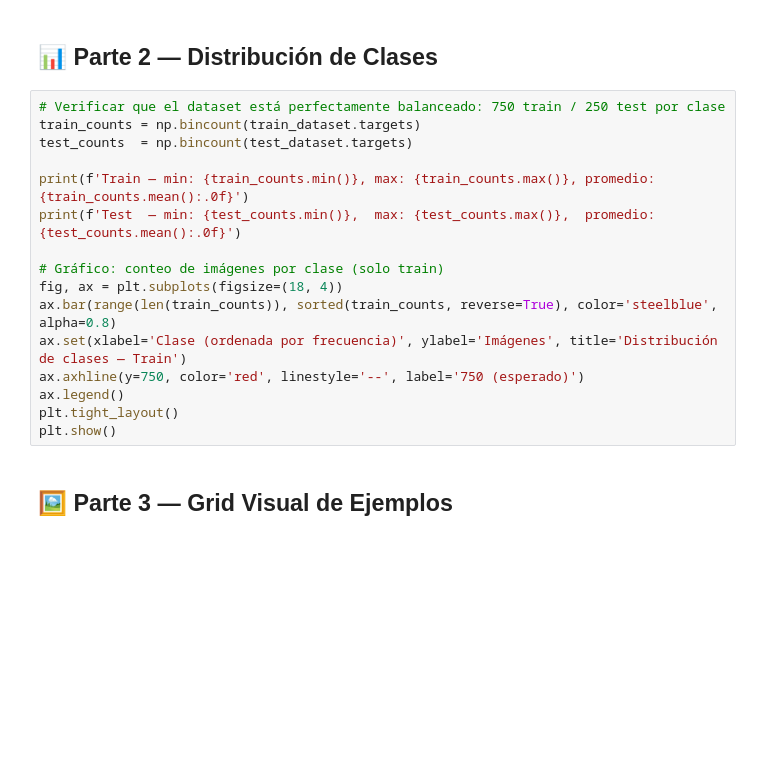
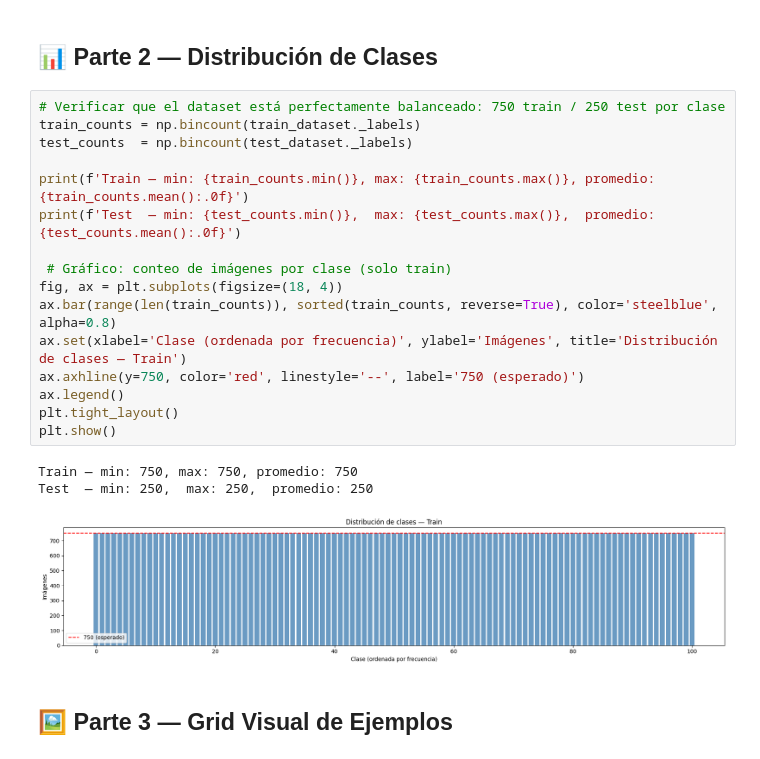
Before and after one commit to NicoKaragozian/Food-Vision, a Jupyter notebook: notebooks/01_EDA.ipynb, the cells around one changed output. Saved outputs shown, nothing was run; the diff lists cells and outputs as text; blank space fills up the shorter version.

Commit message:
feat: download Food-101 and display dataset distribution in EDA notebook

```diff
--- a/notebooks/01_EDA.ipynb
+++ b/notebooks/01_EDA.ipynb
@@ -56,20 +64,24 @@ print(f'Clases: {len(train_dataset.classes)}')
 ## 📊 Parte 2 — Distribución de Clases
 # %%
 # Verificar que el dataset está perfectamente balanceado: 750 train / 250 test por clase
-train_counts = np.bincount(train_dataset.targets)
-test_counts  = np.bincount(test_dataset.targets)
+train_counts = np.bincount(train_dataset._labels)
+test_counts  = np.bincount(test_dataset._labels)
 
 print(f'Train — min: {train_counts.min()}, max: {train_counts.max()}, promedio: {train_counts.mean():.0f}')
 print(f'Test  — min: {test_counts.min()},  max: {test_counts.max()},  promedio: {test_counts.mean():.0f}')
 
-# Gráfico: conteo de imágenes por clase (solo train)
+ # Gráfico: conteo de imágenes por clase (solo train)
 fig, ax = plt.subplots(figsize=(18, 4))
 ax.bar(range(len(train_counts)), sorted(train_counts, reverse=True), color='steelblue', alpha=0.8)
 ax.set(xlabel='Clase (ordenada por frecuencia)', ylabel='Imágenes', title='Distribución de clases — Train')
 ax.axhline(y=750, color='red', linestyle='--', label='750 (esperado)')
 ax.legend()
 plt.tight_layout()
 plt.show()
+# %% [output]
+Train — min: 750, max: 750, promedio: 750
+Test  — min: 250,  max: 250,  promedio: 250
+[figure, added]
 # %% [markdown]
 ## 🖼️ Parte 3 — Grid Visual de Ejemplos
 # %%
```
Also changed, not shown: parts of 3 cells of this notebook, 1 other file.
